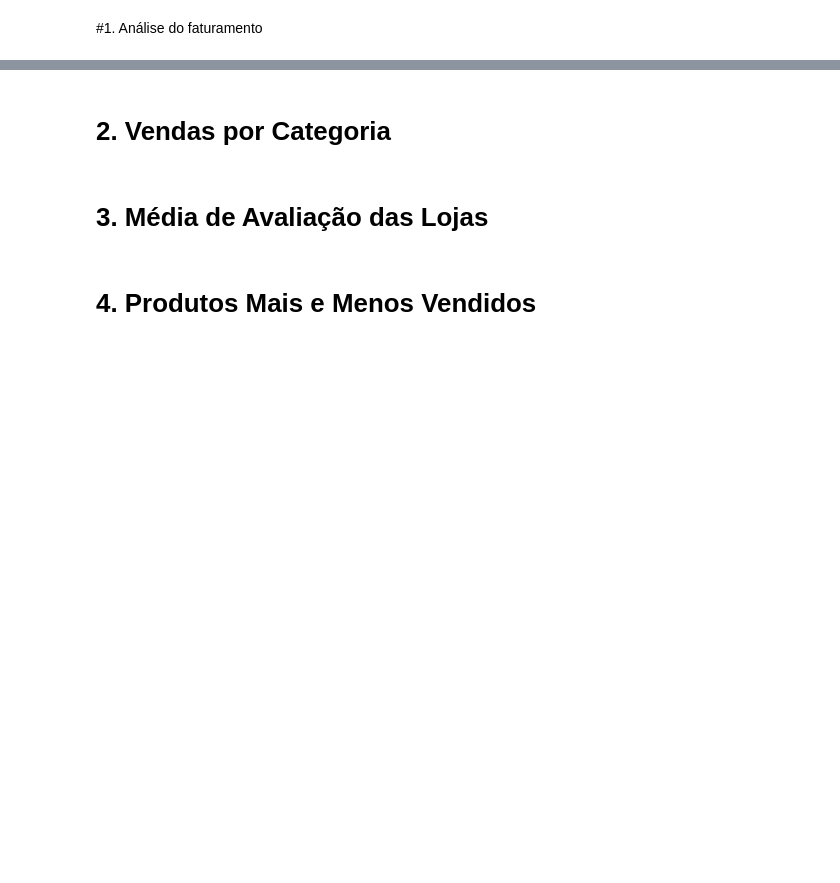
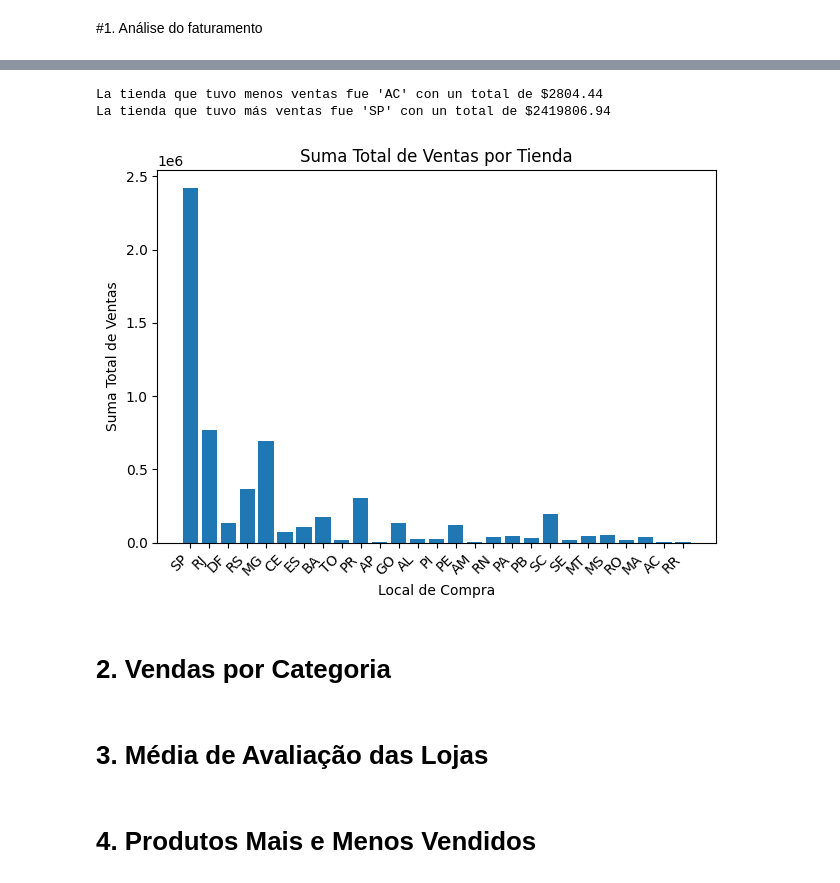
Before and after one commit to mariobrenesarroyo/Challenge-Alura-Store-Mario-Enrique-Brenes-Arroyo, a Jupyter notebook: challenge1-data-science-main/AluraStoreBr.ipynb, the cells around one changed output, grey strips where cells are left out. Saved outputs shown, nothing was run; the diff lists cells and outputs as text; code cells hidden in the pictures; blank space fills up the shorter version.

```diff
--- a/challenge1-data-science-main/AluraStoreBr.ipynb
+++ b/challenge1-data-science-main/AluraStoreBr.ipynb
@@ -49,0 +26,5 @@ vendas.head()
+# %%
+# veo que todas las hojas tienen los mismos encabezados asi que me gustaria unir todas esas hojas por encabezados en una sola hoja llama hojaCompleta
+
+import pandas as pd
+hojaCompleta = pd.concat([loja, loja2, loja3, loja4], ignore_index=True)
@@ -50,3 +45,51 @@ vendas.head()
+# %%
+from matplotlib import pyplot as plt
+import pandas as pd  # Importamos pandas nuevamente ya que iterrows() se usa en DataFrames
+
+# 1. Crear un diccionario para almacenar la suma de precios por tienda
+ventas_por_tienda = {}
+
+# 2. Iterar sobre cada fila en 'hojaCompleta' usando iterrows()
+for index, compra in hojaCompleta.iterrows():
+    tienda = compra['Local da compra']
+    precio = compra['Preço']
+
+    # 3. Sumar el precio a la tienda correspondiente en el diccionario
+    if tienda in ventas_por_tienda:
+        ventas_por_tienda[tienda] += precio
+    else:
+        ventas_por_tienda[tienda] = precio
+
+# 4. Encontrar la tienda con menos y más ventas
+tienda_menos_ventas = min(ventas_por_tienda, key=ventas_por_tienda.get)
+tienda_mas_ventas = max(ventas_por_tienda, key=ventas_por_tienda.get)
+monto_menos_ventas = ventas_por_tienda[tienda_menos_ventas]
+monto_mas_ventas = ventas_por_tienda[tienda_mas_ventas]
+
+# 5. Imprimir los mensajes
+print(f"La tienda que tuvo menos ventas fue '{tienda_menos_ventas}' con un total de ${monto_menos_ventas:.2f}")
+print(f"La tienda que tuvo más ventas fue '{tienda_mas_ventas}' con un total de ${monto_mas_ventas:.2f}")
+
+# 6. Separar las tiendas y las sumas de precios para el gráfico
+tiendas = list(ventas_por_tienda.keys())
+suma_precios = list(ventas_por_tienda.values())
+
+# 7. Crear el gráfico de barras con Matplotlib
+plt.bar(tiendas, suma_precios)
+
+# Añadir etiquetas y título
+plt.xlabel('Local de Compra')
+plt.ylabel('Suma Total de Ventas')
+plt.title('Suma Total de Ventas por Tienda')
+plt.xticks(rotation=45, ha='right')
+plt.tight_layout()
+
+# Mostrar el gráfico
+plt.show()
+# %% [output]
+La tienda que tuvo menos ventas fue 'AC' con un total de $2804.44
+La tienda que tuvo más ventas fue 'SP' con un total de $2419806.94
+[figure, added]
 # %% [markdown]
 # 2. Vendas por Categoria
 # %% [markdown]
```
Also changed, not shown: parts of 2 cells of this notebook.
